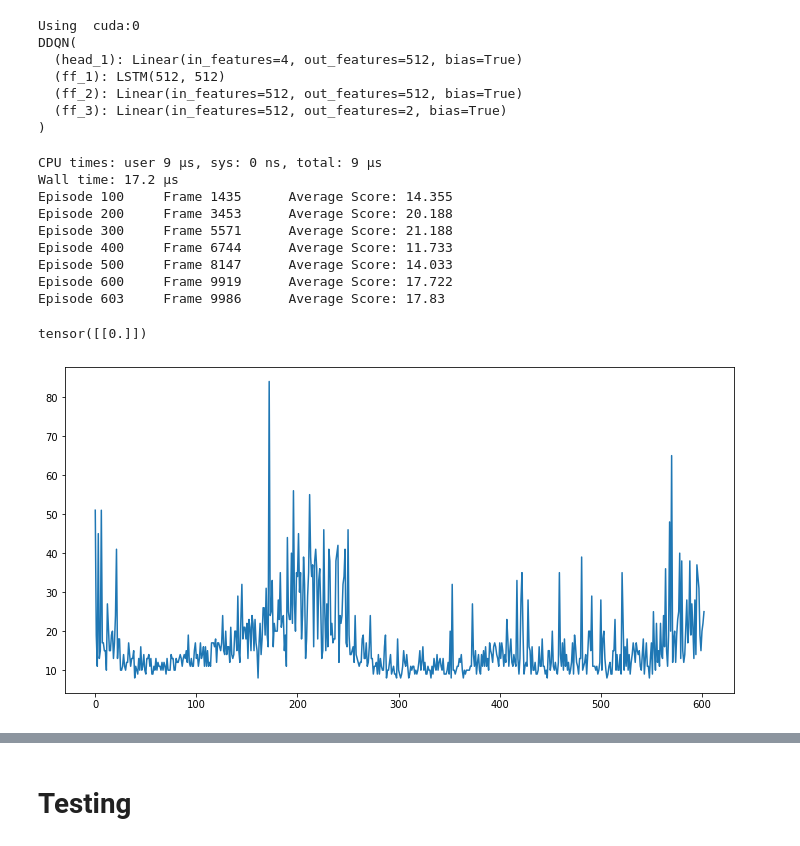
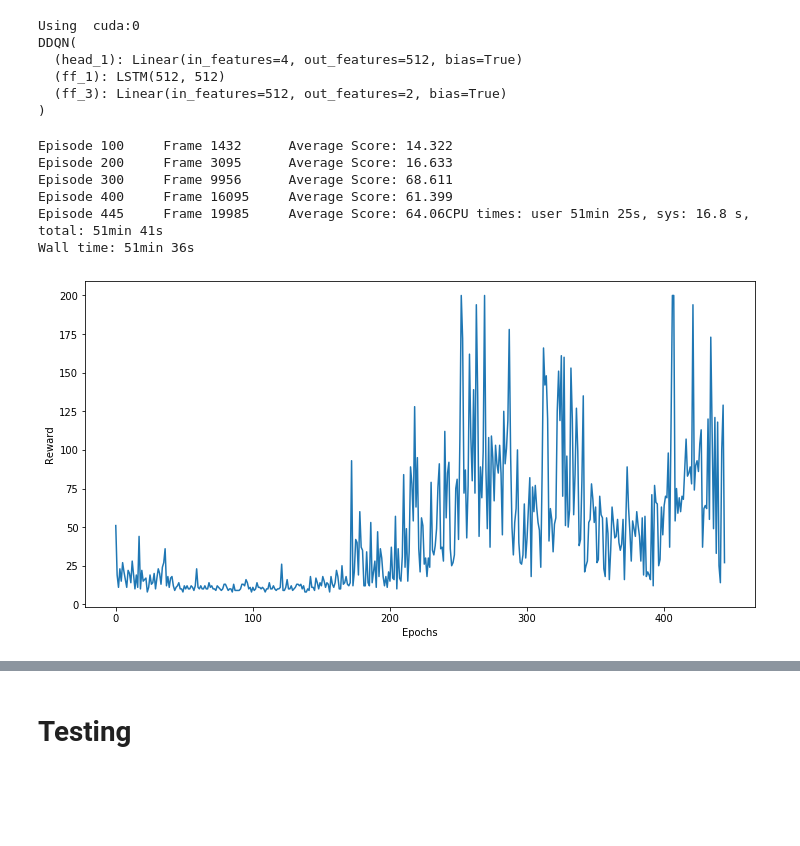
Before and after one commit to BY571/DRQN, a Jupyter notebook: DRQN-Notebook.ipynb, the cells around one changed output, grey strips where cells are left out. Saved outputs shown, nothing was run; the diff lists cells and outputs as text; code cells hidden in the pictures; blank space fills up the shorter version.

```diff
--- a/DRQN-Notebook.ipynb
+++ b/DRQN-Notebook.ipynb
@@ -109,14 +71,13 @@ class LSTM_ReplayBuffer:
 
 
     def sample(self):
-        """Randomly sample a batch of experiences from memory."""
+        """Randomly sample on Episode from memory and selects one random sequence with the length of sequence_size."""
         episode = random.sample(self.experience, k=1)
         episode = episode[0]
         ep_len = len(episode)
         end = max(ep_len-self.sequence_size, 1)
         seq_start = np.random.randint(0, end)
         experiences = episode[seq_start:seq_start+self.sequence_size]
-        #print(experiences)
 
         states = torch.from_numpy(np.stack([e[0] for e in experiences if e is not None])).float().to(self.device)
         actions = torch.from_numpy(np.vstack([e[1] for e in experiences if e is not None])).long().to(self.device)
@@ -304,8 +265,8 @@ class DQN_Agent():
 # %%
 writer = SummaryWriter("runs/"+"testrun")
 
-BUFFER_SIZE = 1000
-BATCH_SIZE = 8
+BUFFER_SIZE = 10000
+BATCH_SIZE = 32
 GAMMA = 0.99
 TAU = 1e-3
 LR = 1e-3
@@ -341,7 +302,6 @@ Using  cuda:0
 DDQN(
   (head_1): Linear(in_features=4, out_features=512, bias=True)
   (ff_1): LSTM(512, 512)
-  (ff_2): Linear(in_features=512, out_features=512, bias=True)
   (ff_3): Linear(in_features=512, out_features=2, bias=True)
 )
 # %%
@@ -377,7 +337,7 @@ def run(frames=1000, eps_frames=1e6, min_eps=0.01):
         if frame < eps_frames:
             eps = max(eps_start - (frame*(1/eps_frames)), min_eps)
         else:
-            eps = max(min_eps - min_eps*((frame-eps_frames)/(frames-eps_frames)), 0.001)
+            eps = max(min_eps - min_eps*((frame-eps_frames)/(frames-eps_frames)), 0.0001)
 
         if done:
             scores_window.append(score)       # save most recent score
@@ -396,13 +359,10 @@ def run(frames=1000, eps_frames=1e6, min_eps=0.01):
 # %%
-%time
-history = run(frames = 10000, eps_frames=1000, min_eps=0.01)
+%%time
+history = run(frames = 20000, eps_frames=1000, min_eps=0.1)
 # %% [output]
-CPU times: user 9 µs, sys: 0 ns, total: 9 µs
-Wall time: 17.2 µs
-Episode 100     Frame 1435      Average Score: 14.355
-Episode 200     Frame 3453      Average Score: 20.188
-Episode 300     Frame 5571      Average Score: 21.188
-Episode 400     Frame 6744      Average Score: 11.733
-Episode 500     Frame 8147      Average Score: 14.033
-Episode 600     Frame 9919      Average Score: 17.722
-Episode 603     Frame 9986      Average Score: 17.83
+Episode 100     Frame 1432      Average Score: 14.322
+Episode 200     Frame 3095      Average Score: 16.633
+Episode 300     Frame 9956      Average Score: 68.611
+Episode 400     Frame 16095     Average Score: 61.399
+Episode 445     Frame 19985     Average Score: 64.06CPU times: user 51min 25s, sys: 16.8 s, total: 51min 41s
+Wall time: 51min 36s
@@ -411,11 +369,9 @@ a = torch.zeros((8,1))
-# %%
-a[0].unsqueeze(0)
-# %% [output]
-tensor([[0.]])
 # %%
 import matplotlib.pyplot as plt
 plt.figure(figsize=(12,6))
+plt.xlabel("Epochs")
+plt.ylabel("Reward")
 plt.plot(history)
 plt.show()
 # %% [output]
-[figure, old version]
+[figure, new version]
```
Also changed, not shown: parts of 7 cells of this notebook.
